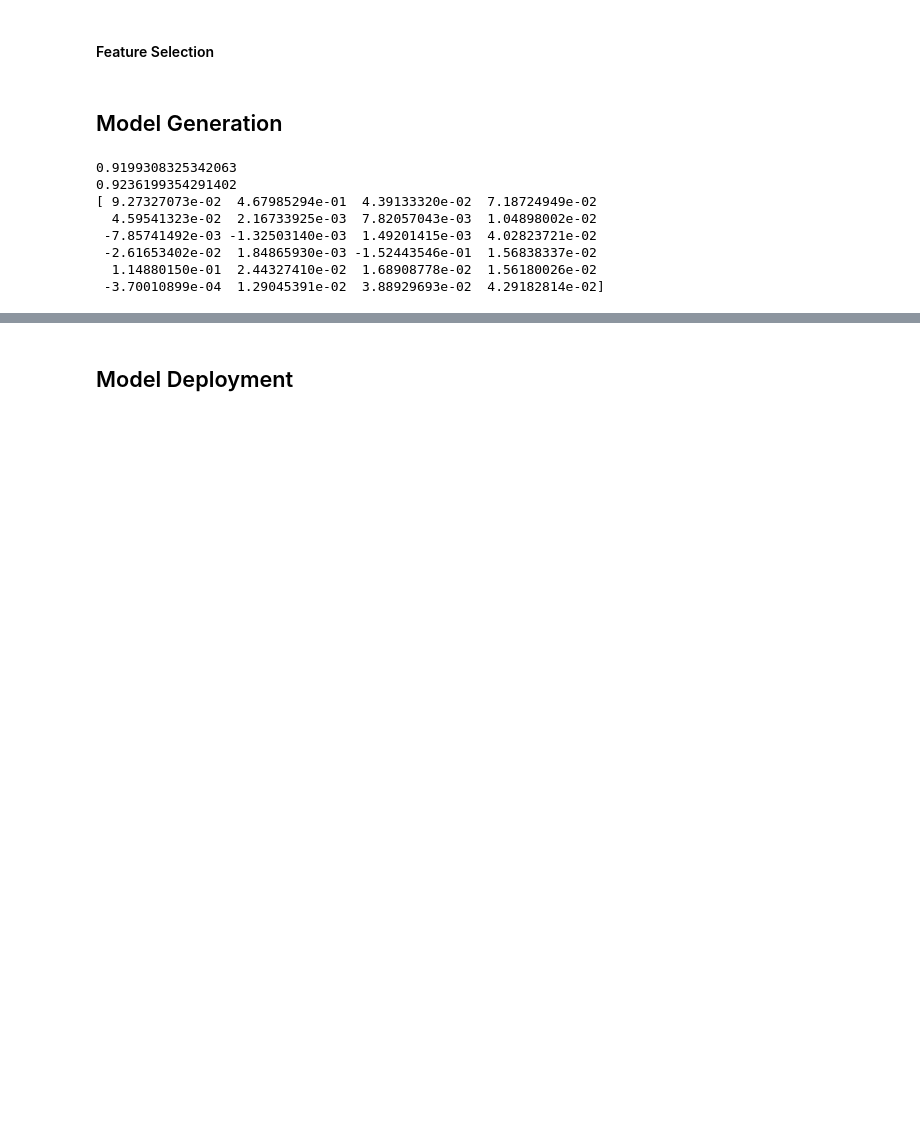
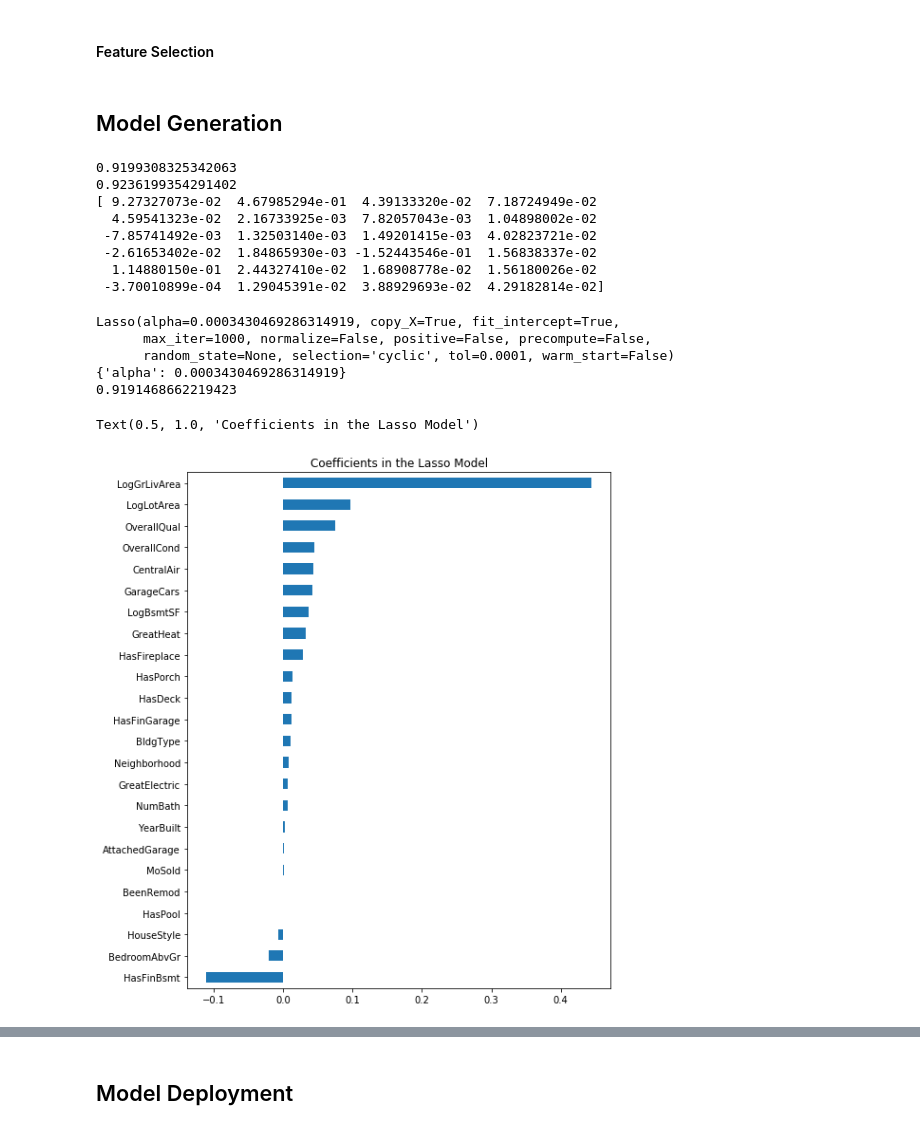
Before and after one commit to brandoncryu/ames_ml_project, a Jupyter notebook: Stephen_Model.ipynb, the cells around one changed output, grey strips where cells are left out. Drawn from its saved outputs; the diff is of its cells as text; code cells hidden in the pictures; blank space fills up the shorter version.

Commit message:
add lasso cross validation and second draft of final feature selection

```diff
--- a/Stephen_Model.ipynb
+++ b/Stephen_Model.ipynb
@@ -62,7 +62,7 @@ housing.Neighborhood = housing.Neighborhood.replace({'MeadowV':1,'BrDale':2, 'ID
                            'CollgCr':19, 'Crawfor':20, 'ClearCr':21, 'Somerst':22, 'Timber':23, 'Veenker':24, 'GrnHill':25, 'StoneBr':26,'NridgHt':27, 'NoRidge':28})
 housing.BldgType = housing.BldgType.replace({'2fmCon':1,'Twnhs':2, 'Duplex':3, '1Fam':4, 'TwnhsE':5})
 housing.HouseStyle = housing.HouseStyle.replace({'1.5Unf':1,'1.5Fin':2, 'SFoyer':3, 'SLvl':4, '1Story':5, '2.5Unf':6, '2Story':7, '2.5Fin':8})
-housing.MoSold = housing.MoSold.replace({1:0, 9:1, 8:2, 6:3, 7:4, 11:5, 12:6, 2:7, 3:8, 10:9, 5:10, 4:11})
+housing.MoSold = housing.MoSold.replace({1:11, 9:10, 8:9, 6:8, 7:7, 11:6, 12:5, 2:4, 3:3, 10:2, 5:1, 4:0})
 
 #Renumber Numerical
 housing['NumBath'] = housing.FullBath + 0.5*housing.HalfBath + 0.6*housing.BsmtFullBath + 0.2*housing.BsmtHalfBath
@@ -112,7 +112,31 @@ print(lm.coef_)
 0.9236199354291402
 [ 9.27327073e-02  4.67985294e-01  4.39133320e-02  7.18724949e-02
   4.59541323e-02  2.16733925e-03  7.82057043e-03  1.04898002e-02
- -7.85741492e-03 -1.32503140e-03  1.49201415e-03  4.02823721e-02
+ -7.85741492e-03  1.32503140e-03  1.49201415e-03  4.02823721e-02
  -2.61653402e-02  1.84865930e-03 -1.52443546e-01  1.56838337e-02
   1.14880150e-01  2.44327410e-02  1.68908778e-02  1.56180026e-02
  -3.70010899e-04  1.29045391e-02  3.88929693e-02  4.29182814e-02]
+# %%
+param_grid={'alpha': np.logspace(-5, -3, 100)}
+grid_search = model_selection.GridSearchCV(estimator = Lasso(), param_grid = param_grid, cv=3)
+grid_search.fit(x, y)
+
+print(grid_search.best_estimator_)
+print(grid_search.best_params_)
+print(grid_search.best_score_)
+
+alpha_cv = grid_search.best_estimator_.get_params()['alpha']
+
+lasso = Lasso(alpha = alpha_cv).fit(x, y)
+coef = pd.Series(lasso.coef_, index = x.columns)
+imp_coef = pd.concat([coef.sort_values()])
+imp_coef.plot(kind = "barh", figsize = (8, 10))
+plt.title("Coefficients in the Lasso Model")
+# %% [output]
+Lasso(alpha=0.0003430469286314919, copy_X=True, fit_intercept=True,
+      max_iter=1000, normalize=False, positive=False, precompute=False,
+      random_state=None, selection='cyclic', tol=0.0001, warm_start=False)
+{'alpha': 0.0003430469286314919}
+0.9191468662219423
+Text(0.5, 1.0, 'Coefficients in the Lasso Model')
+[figure, added]
```
Also changed, not shown: parts of 4 cells of this notebook.
